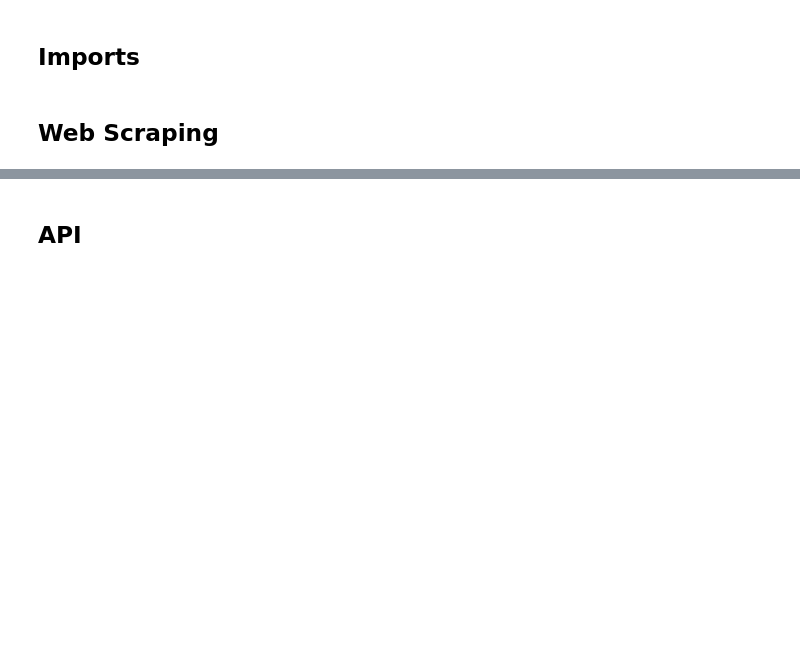
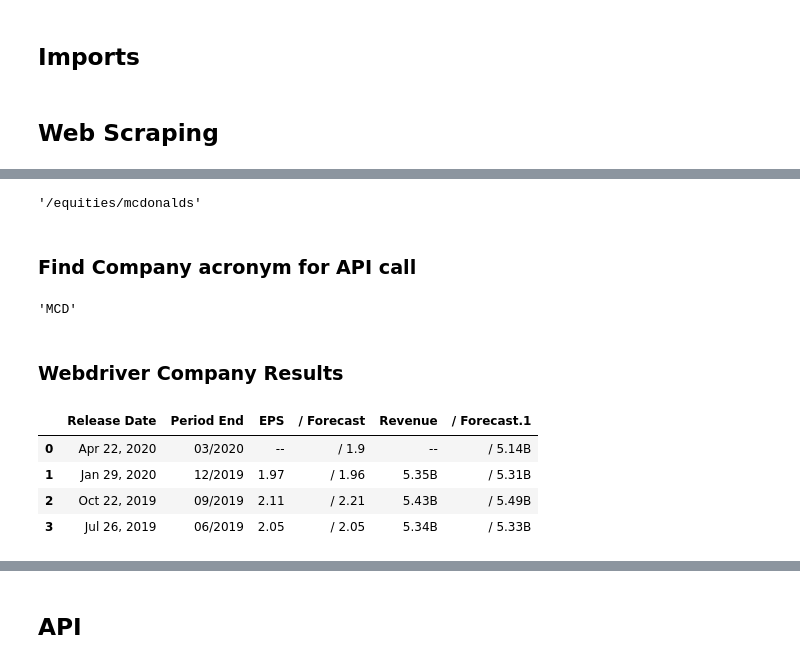
Before and after one commit to ta-datapt-bcn/project-web, a Jupyter notebook: main Project Web-Api.ipynb, the cells around one changed output, grey strips where cells are left out. Saved outputs shown, nothing was run; the diff lists cells and outputs as text; code cells hidden in the pictures; blank space fills up the shorter version.

Commit message:
Codigo finalizado, pendiente readme

```diff
--- a/main Project Web-Api.ipynb
+++ b/main Project Web-Api.ipynb
@@ -155,0 +69,10 @@ df.head(4)
+# %%
+'''Se obtiene el value (link) de aquella empresa para poder acceder
+a la informacion especifica posteriormente'''
+
+company_web=dict_companies.get(companies_dropdown.value)
+company_web
+# %% [output]
+'/equities/mcdonalds'
+# %% [markdown]
+### Find Company acronym for API call
@@ -155,0 +89,45 @@ df.head(4)
+# %%
+'''Se obtiene el acronimo de la empresa para poder posteriormente hacer el request a la API'''
+
+name_api = soup.find_all('h1',{'class':'float_lang_base_1 relativeAttr'})
+name_api = name_api[0].text.strip().split('\n')
+name_api=re.findall('\((.*)\)',name_api[0])[0]
+name_api
+# %% [output]
+'MCD'
+# %% [markdown]
+###  Webdriver Company Results
+# %%
+'''Mediante webdriver se accede a la web de la empresa donde estan
+los resultados trimestrales y se hace click en el apartado
+show more 3 veces para poder hacer luego scraping y sacar la informacion de la tabla completa.
+
+La manera de hacerlo es mediante entrar a la web (driver), al ejecutar este codigo
+se abrira el navegador y ejecutara acciones en la web para mostrar la tabla.
+
+Se utiliza time.sleep para dar tiempo a la web a cargar la informacion
+
+Es necesario tener el chromedriver de la misma version que el navegador'''
+
+driver = webdriver.Chrome('/Users/inesgalofrebofill/Documents/Ironhack/chromedriver')
+driver.get(f'https://investing.com{company_web}-earnings');
+time.sleep(2)
+search_box = driver.find_elements_by_id('showMoreEarningsHistory')[0]
+search_box.click()
+time.sleep(2)
+search_box.click()
+time.sleep(2)
+search_box.click()
+
+time.sleep(2)
+df = pd.read_html(driver.page_source)[0]
+
+time.sleep(2)
+driver.quit()
+df.head(4)
+# %% [output]
+|  | Release Date | Period End | EPS | / Forecast | Revenue | / Forecast.1 |
+| 0 | Apr 22, 2020 | 03/2020 | -- | / 1.9 | -- | / 5.14B |
+| 1 | Jan 29, 2020 | 12/2019 | 1.97 | / 1.96 | 5.35B | / 5.31B |
+| 2 | Oct 22, 2019 | 09/2019 | 2.11 | / 2.21 | 5.43B | / 5.49B |
+| 3 | Jul 26, 2019 | 06/2019 | 2.05 | / 2.05 | 5.34B | / 5.33B |
```
Also changed, not shown: parts of 42 cells of this notebook, 2 other files.
